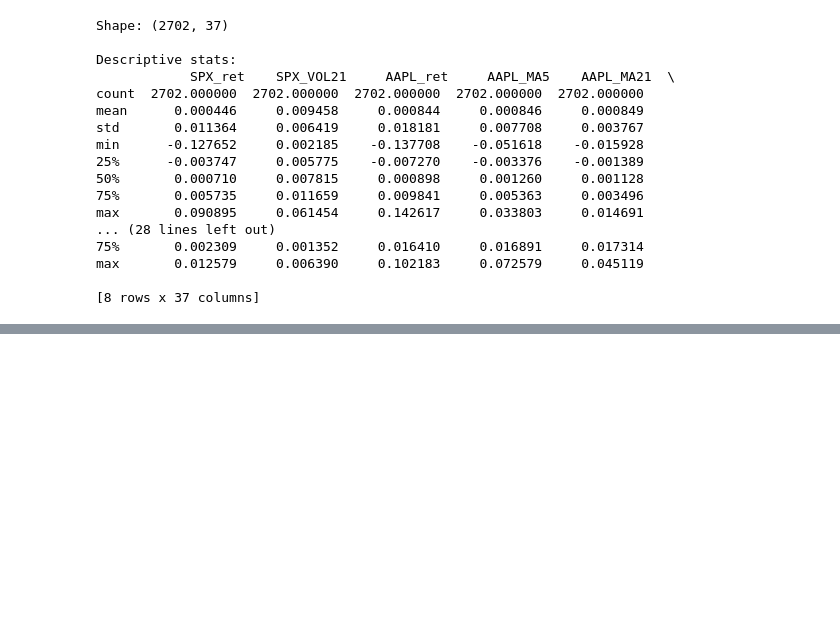
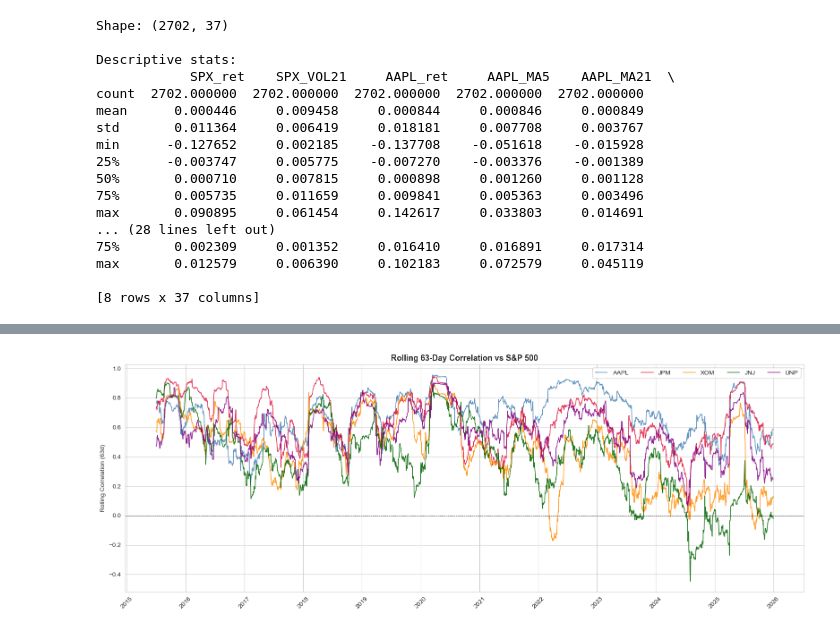
Before and after one commit to FbStatsQuant/Temporal-Fusion-Transformer, a Jupyter notebook: 1_TFT_5_Stocks.ipynb, the cells around one changed output, grey strips where cells are left out. Drawn from its saved outputs; the diff is of its cells as text; code cells hidden in the pictures; blank space fills up the shorter version.

```diff
--- a/1_TFT_5_Stocks.ipynb
+++ b/1_TFT_5_Stocks.ipynb
@@ -216,0 +386,27 @@ max       0.012579     0.006390     0.102183     0.072579     0.045119
+# %%
+# ── 6. Rolling correlation of each stock vs SPX ────────────────────────────────
+window = 63  # 1 quarter
+
+fig, ax = plt.subplots(figsize=(16, 6))
+
+colors_tickers = {"AAPL":"steelblue", "JPM":"crimson", "XOM":"darkorange",
+                  "JNJ":"darkgreen",  "UNP":"purple"}
+
+for t in TICKERS:
+    stock_rets = panel[panel.stock_id == t].set_index("date")["log_return"]
+    spx_rets   = panel[panel.stock_id == t].set_index("date")["SP500_ret"]
+    rolling_corr = stock_rets.rolling(window).corr(spx_rets)
+    ax.plot(rolling_corr.index, rolling_corr, label=t,
+            color=colors_tickers[t], lw=1.2, alpha=0.85)
+
+ax.axhline(0, color="black", lw=0.6, linestyle="--")
+ax.set_ylabel("Rolling Correlation (63d)", fontsize=10)
+ax.set_title("Rolling 63-Day Correlation vs S&P 500", fontsize=13, fontweight="bold")
+ax.legend(fontsize=10, ncol=5)
+ax.xaxis.set_major_locator(mdates.YearLocator())
+ax.xaxis.set_major_formatter(mdates.DateFormatter("%Y"))
+ax.tick_params(axis="x", rotation=45)
+plt.tight_layout()
+plt.show()
+# %% [output]
+[figure, added]
```
Also changed, not shown: parts of 10 cells of this notebook, 1 other file.
